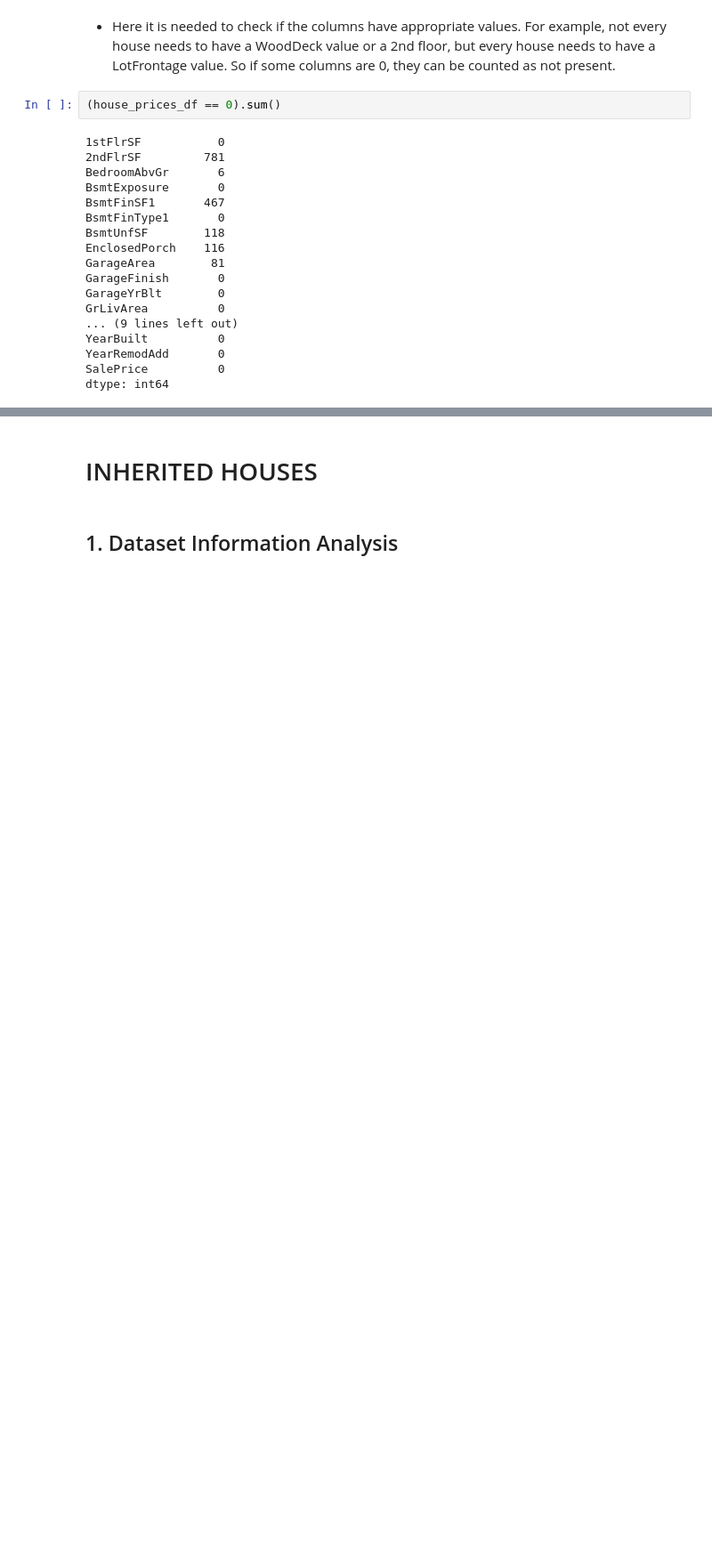
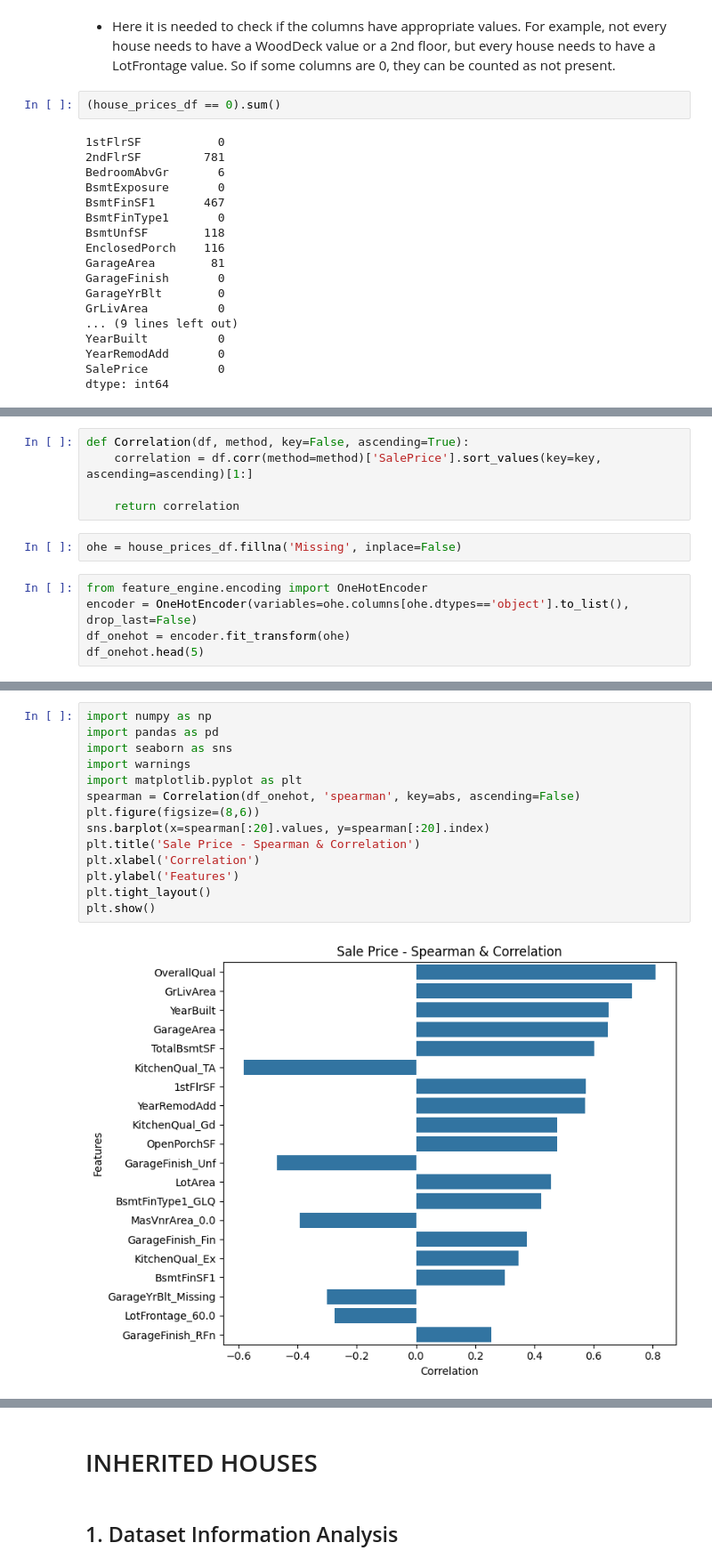
Before and after one commit to aksurcos/P5-Heritage-Housing, a Jupyter notebook: jupyter_notebooks/02_data_inspection.ipynb, the cells around one changed output, grey strips where cells are left out. Shown at 89% size. Drawn from its saved outputs; the diff is of its cells as text; blank space fills up the shorter version.

Commit message:
correlation preparing

```diff
--- a/jupyter_notebooks/02_data_inspection.ipynb
+++ b/jupyter_notebooks/02_data_inspection.ipynb
@@ -367,0 +370,12 @@ dtype: int64
+# %%
+def Correlation(df, method, key=False, ascending=True):
+    correlation = df.corr(method=method)['SalePrice'].sort_values(key=key, ascending=ascending)[1:]
+
+    return correlation
+# %%
+ohe = house_prices_df.fillna('Missing', inplace=False)
+# %%
+from feature_engine.encoding import OneHotEncoder
+encoder = OneHotEncoder(variables=ohe.columns[ohe.dtypes=='object'].to_list(), drop_last=False)
+df_onehot = encoder.fit_transform(ohe)
+df_onehot.head(5)
@@ -367,0 +390,16 @@ dtype: int64
+# %%
+import numpy as np
+import pandas as pd
+import seaborn as sns
+import warnings
+import matplotlib.pyplot as plt
+spearman = Correlation(df_onehot, 'spearman', key=abs, ascending=False)
+plt.figure(figsize=(8,6))
+sns.barplot(x=spearman[:20].values, y=spearman[:20].index)
+plt.title('Sale Price - Spearman & Correlation')
+plt.xlabel('Correlation')
+plt.ylabel('Features')
+plt.tight_layout()
+plt.show()
+# %% [output]
+[figure, added]
```
Also changed, not shown: parts of 9 cells of this notebook, 1 other file.
